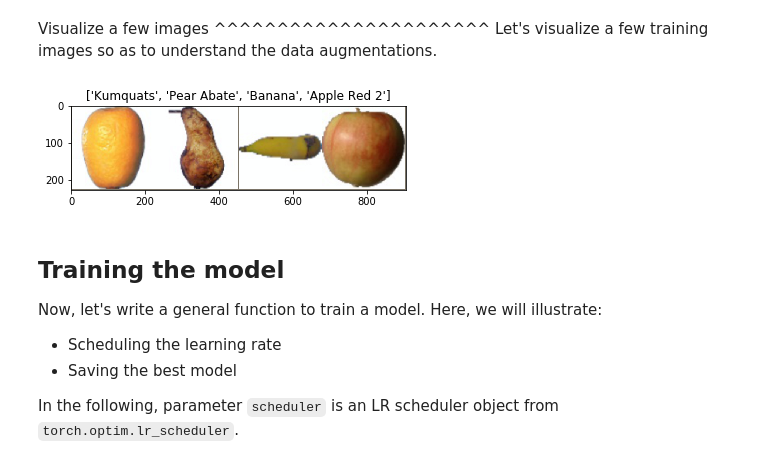
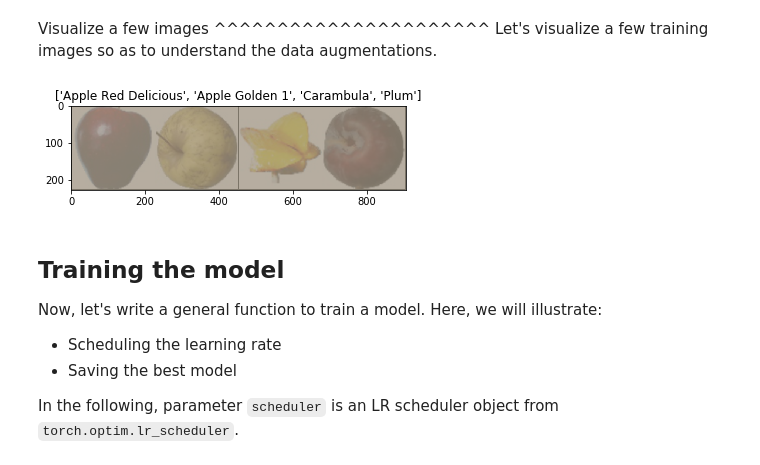
Before and after one commit to tolik0/Coursework, a Jupyter notebook: examples/image_recognition/pytorch_transfer_learning/transfer_learning_test_finetuning.ipynb, the cells around one changed output. Drawn from its saved outputs; the diff is of its cells as text; code cells hidden in the pictures.

```diff
--- a/examples/image_recognition/pytorch_transfer_learning/transfer_learning_test_finetuning.ipynb
+++ b/examples/image_recognition/pytorch_transfer_learning/transfer_learning_test_finetuning.ipynb
@@ -107,26 +108,26 @@ augmentations.
 # %%
 def imshow(inp, title=None):
     """Imshow for Tensor."""
     inp = inp.numpy().transpose((1, 2, 0))
-    mean = np.array([0.485, 0.456, 0.406])
-    std = np.array([0.229, 0.224, 0.225])
-    inp = std * inp + mean
+#     mean = np.array([0.485, 0.456, 0.406])
+#     std = np.array([0.229, 0.224, 0.225])
+#     inp = std * inp + mean
     inp = np.clip(inp, 0, 1)
     plt.imshow(inp)
     if title is not None:
         plt.title(title)
     plt.pause(0.001)  # pause a bit so that plots are updated
 
 
 # Get a batch of training data
 inputs, classes = next(iter(dataloaders['Training']))
 
 # Make a grid from batch
 out = torchvision.utils.make_grid(inputs)
 
 imshow(out, title=[class_names[x] for x in classes])
 # %% [output]
-[figure, old version]
+[figure, new version]
 # %% [markdown]
 Training the model
 ------------------
```
Also changed, not shown: parts of 5 cells of this notebook, 1 other file.
